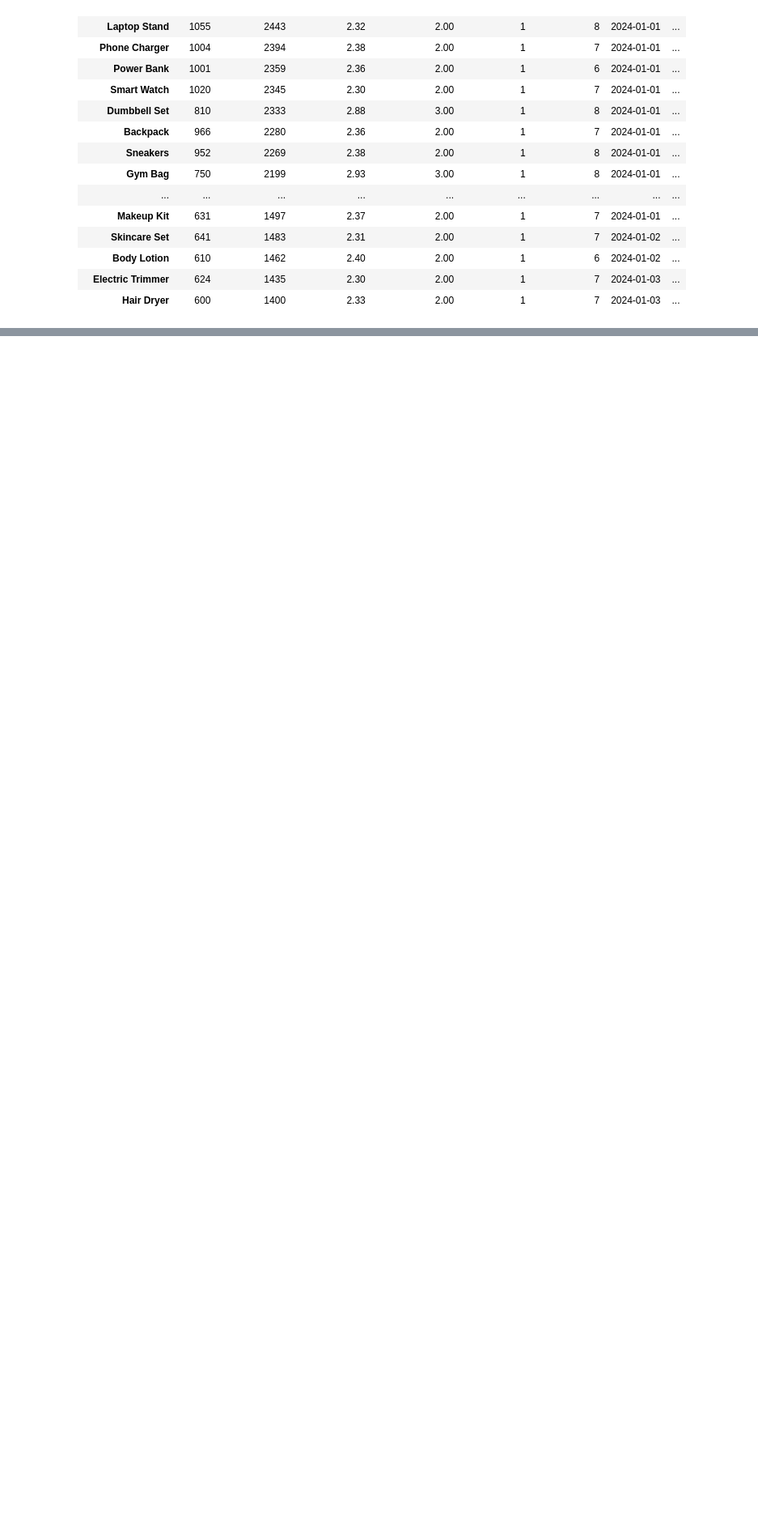
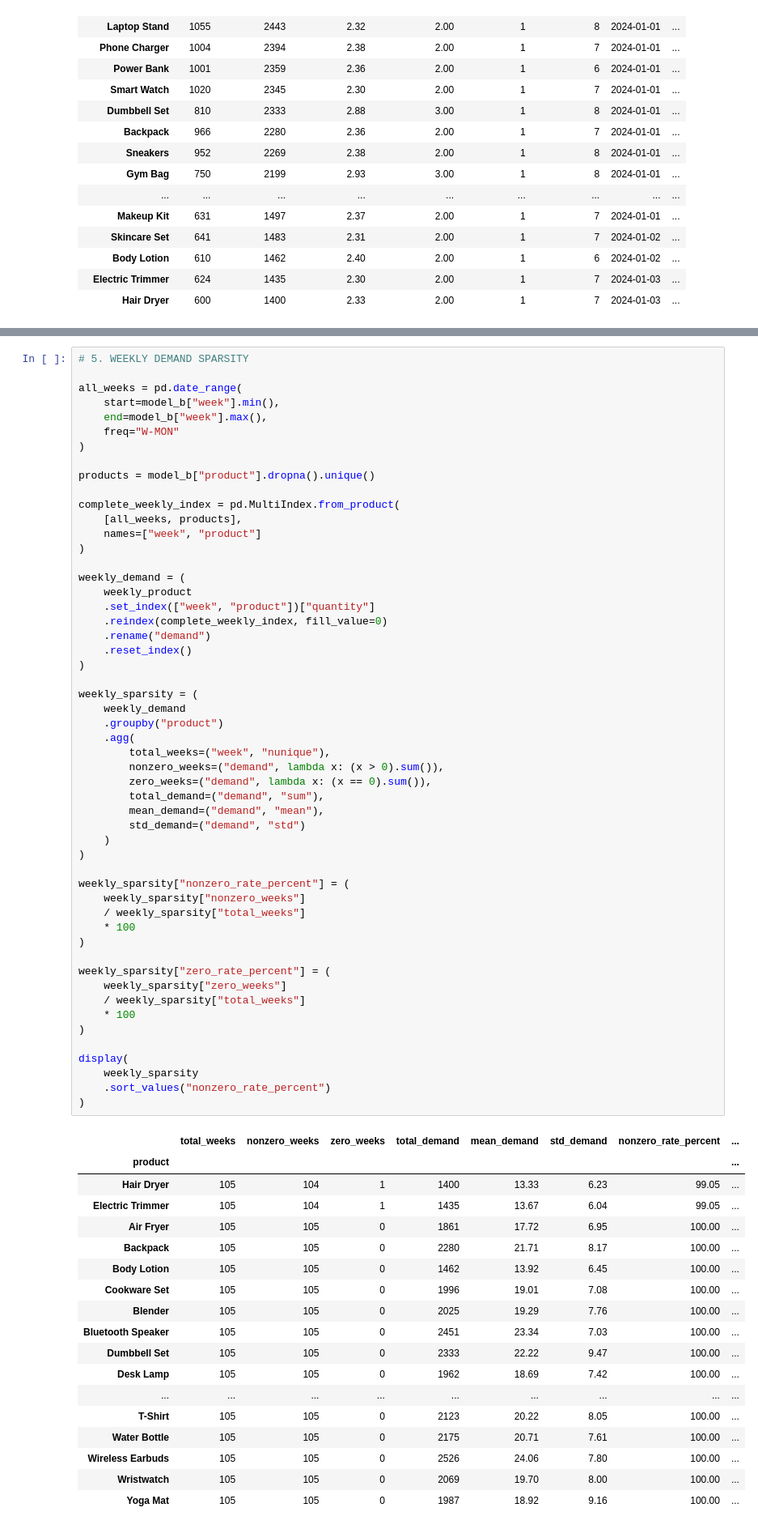
Before and after one commit to Thomasayanfeoluwa/E-Commerce-Risk-And-Demand-Intelligent-System, a Jupyter notebook: notebook/01_data_understanding.ipynb, the cells around one changed output, grey strips where cells are left out. Shown at 81% size. Cells and saved outputs as stored; diff of their text form; blank space fills up the shorter version.

```diff
--- a/notebook/01_data_understanding.ipynb
+++ b/notebook/01_data_understanding.ipynb
@@ -481,0 +531,72 @@ Number of products: 30
+# %%
+# 5. WEEKLY DEMAND SPARSITY
+
+all_weeks = pd.date_range(
+    start=model_b["week"].min(),
+    end=model_b["week"].max(),
+    freq="W-MON"
+)
+
+products = model_b["product"].dropna().unique()
+
+complete_weekly_index = pd.MultiIndex.from_product(
+    [all_weeks, products],
+    names=["week", "product"]
+)
+
+weekly_demand = (
+    weekly_product
+    .set_index(["week", "product"])["quantity"]
+    .reindex(complete_weekly_index, fill_value=0)
+    .rename("demand")
+    .reset_index()
+)
+
+weekly_sparsity = (
+    weekly_demand
+    .groupby("product")
+    .agg(
+        total_weeks=("week", "nunique"),
+        nonzero_weeks=("demand", lambda x: (x > 0).sum()),
+        zero_weeks=("demand", lambda x: (x == 0).sum()),
+        total_demand=("demand", "sum"),
+        mean_demand=("demand", "mean"),
+        std_demand=("demand", "std")
+    )
+)
+
+weekly_sparsity["nonzero_rate_percent"] = (
+    weekly_sparsity["nonzero_weeks"]
+    / weekly_sparsity["total_weeks"]
+    * 100
+)
+
+weekly_sparsity["zero_rate_percent"] = (
+    weekly_sparsity["zero_weeks"]
+    / weekly_sparsity["total_weeks"]
+    * 100
+)
+
+display(
+    weekly_sparsity
+    .sort_values("nonzero_rate_percent")
+)
+# %% [output]
+|  | total_weeks | nonzero_weeks | zero_weeks | total_demand | mean_demand | std_demand | nonzero_rate_percent | ... |
+| product |  |  |  |  |  |  |  | ... |
+| Hair Dryer | 105 | 104 | 1 | 1400 | 13.33 | 6.23 | 99.05 | ... |
+| Electric Trimmer | 105 | 104 | 1 | 1435 | 13.67 | 6.04 | 99.05 | ... |
+| Air Fryer | 105 | 105 | 0 | 1861 | 17.72 | 6.95 | 100.00 | ... |
+| Backpack | 105 | 105 | 0 | 2280 | 21.71 | 8.17 | 100.00 | ... |
+| Body Lotion | 105 | 105 | 0 | 1462 | 13.92 | 6.45 | 100.00 | ... |
+| Cookware Set | 105 | 105 | 0 | 1996 | 19.01 | 7.08 | 100.00 | ... |
+| Blender | 105 | 105 | 0 | 2025 | 19.29 | 7.76 | 100.00 | ... |
+| Bluetooth Speaker | 105 | 105 | 0 | 2451 | 23.34 | 7.03 | 100.00 | ... |
+| Dumbbell Set | 105 | 105 | 0 | 2333 | 22.22 | 9.47 | 100.00 | ... |
+| Desk Lamp | 105 | 105 | 0 | 1962 | 18.69 | 7.42 | 100.00 | ... |
+| ... | ... | ... | ... | ... | ... | ... | ... | ... |
+| T-Shirt | 105 | 105 | 0 | 2123 | 20.22 | 8.05 | 100.00 | ... |
+| Water Bottle | 105 | 105 | 0 | 2175 | 20.71 | 7.61 | 100.00 | ... |
+| Wireless Earbuds | 105 | 105 | 0 | 2526 | 24.06 | 7.80 | 100.00 | ... |
+| Wristwatch | 105 | 105 | 0 | 2069 | 19.70 | 8.00 | 100.00 | ... |
+| Yoga Mat | 105 | 105 | 0 | 1987 | 18.92 | 9.16 | 100.00 | ... |
```
Also changed, not shown: parts of 5 cells of this notebook.
